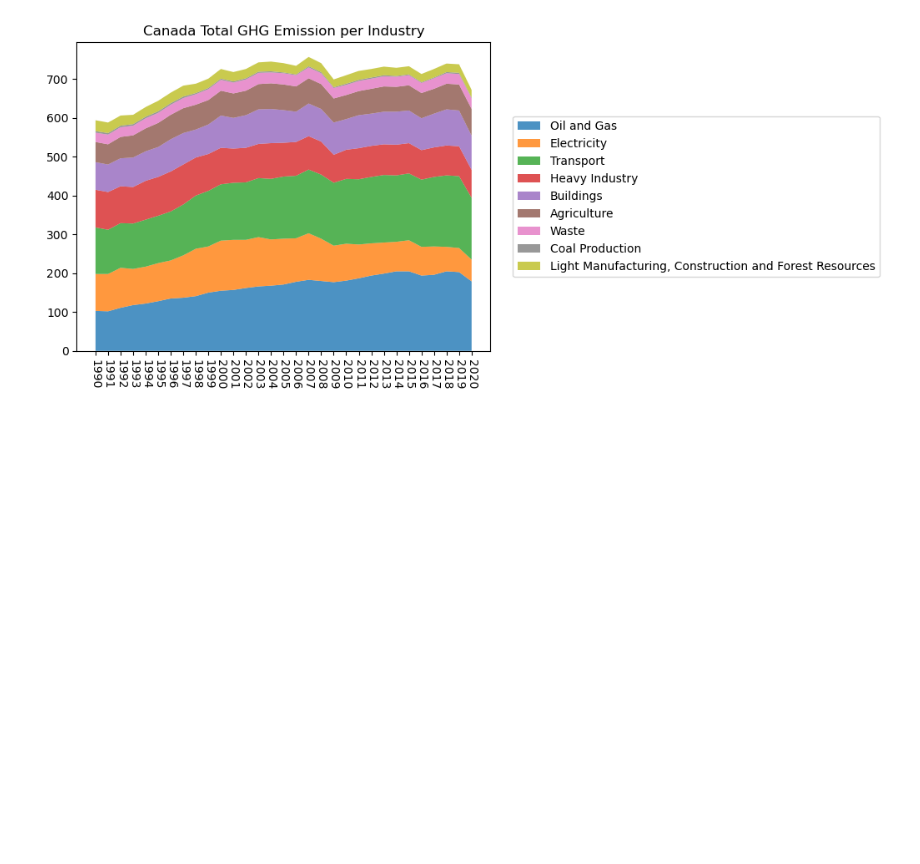
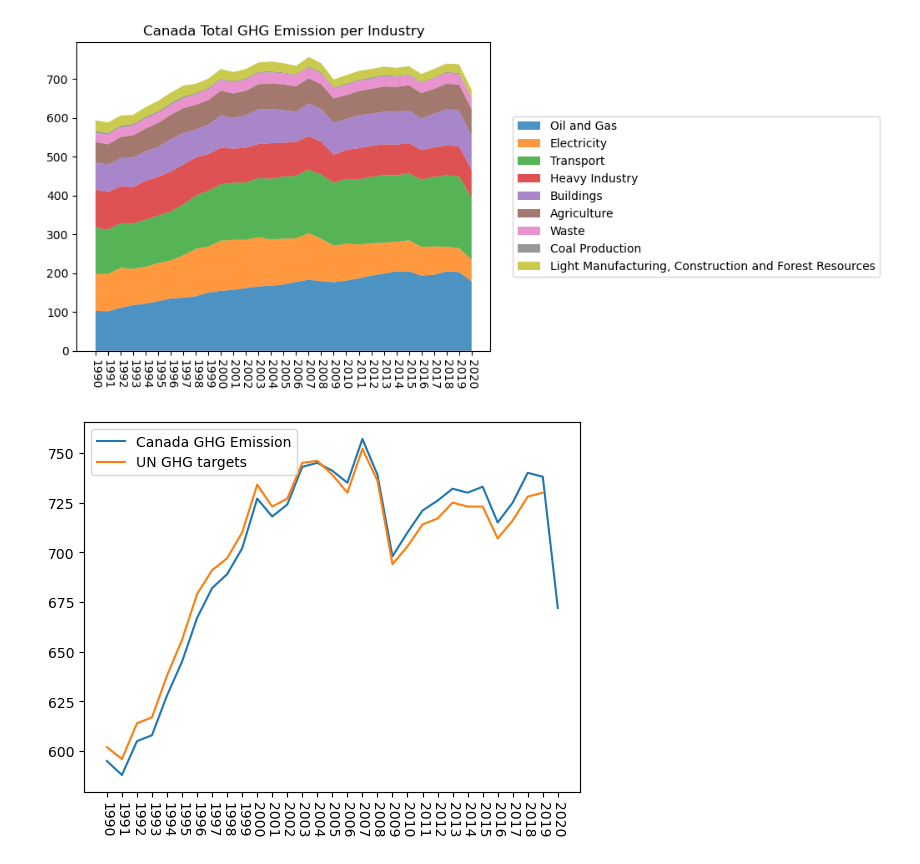
Before and after one commit to fabiomarcullo/Project_1_Climate_Action_Goals, a Jupyter notebook: Project_Sustainability_Data.ipynb, the cells around one changed output. Saved outputs shown, nothing was run; the diff lists cells and outputs as text; code cells hidden in the pictures; blank space fills up the shorter version.

```diff
--- a/Project_Sustainability_Data.ipynb
+++ b/Project_Sustainability_Data.ipynb
@@ -381,3 +408,25 @@ plt.show()
 [figure]
 ---------------------------------------------------------------------------
 [figure]
+# %%
+un_13_2 = un_goals_clean.loc[un_goals_clean['Target'] == '13.2']
+
+can_y = transpose_can_result_2['NATIONAL TOTAL']
+# can_x = transpose_can_result_2['Years']
+can_x = ["1990","1991","1992","1993","1994","1995","1996","1997","1998","1999","2000","2001","2002",
+          "2003","2004","2005","2006","2007","2008","2009","2010","2011","2012",
+          "2013","2014","2015","2016","2017","2018","2019", '2020']
+un_y = un_13_2['Value'].round().astype(int)
+# un_x = un_13_2['TimePeriod']
+un_x = ["1990","1991","1992","1993","1994","1995","1996","1997","1998","1999","2000","2001","2002",
+          "2003","2004","2005","2006","2007","2008","2009","2010","2011","2012",
+          "2013","2014","2015","2016","2017","2018","2019"]
+
+plt.plot(can_x, can_y, label = 'Canada GHG Emission')
+plt.plot(un_x, un_y, label = 'UN GHG targets')
+plt.legend()
+plt.xticks(rotation = 270)
+
+plt.show()
+# %% [output]
+[figure, added]
```
Also changed, not shown: parts of 2 cells of this notebook.
